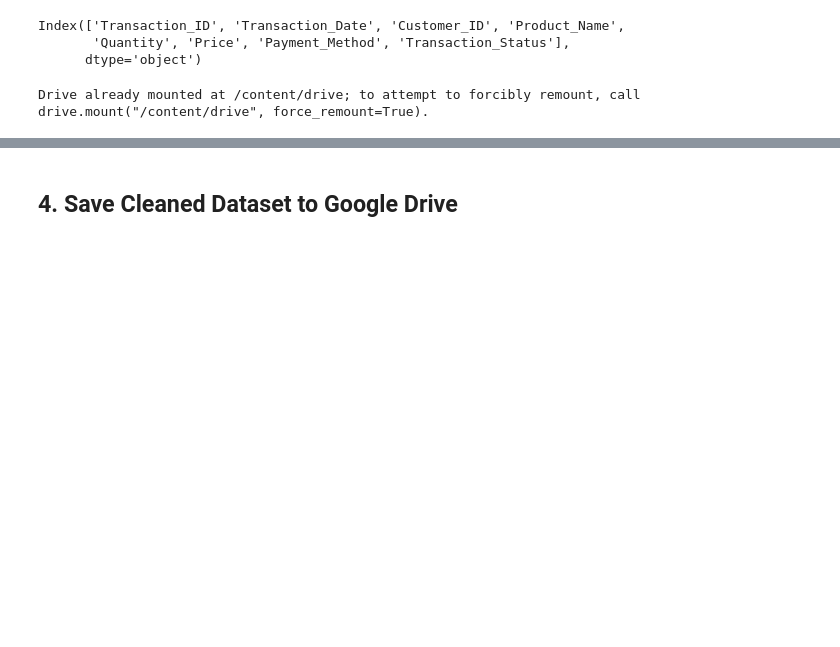
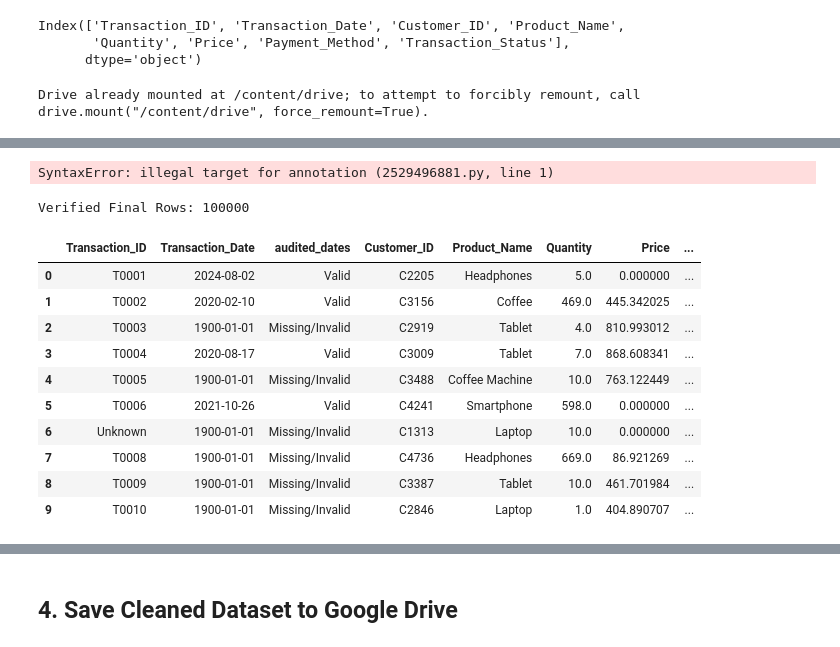
Before and after one commit to Datadog-995/Cleaned-Butcher-Sales-Portfolio, a Jupyter notebook: 7_financial_transactions_final_cleanedi_pynb.ipynb, the cells around one changed output, grey strips where cells are left out. Drawn from its saved outputs; the diff is of its cells as text; code cells hidden in the pictures; blank space fills up the shorter version.

```diff
--- a/7_financial_transactions_final_cleanedi_pynb.ipynb
+++ b/7_financial_transactions_final_cleanedi_pynb.ipynb
@@ -238,0 +469,78 @@ df.to_csv("7-financial_Transactions_FULL_100k.csv", index=False)
+# %%
+'Cof': 'Coffee Machine'
+# %% [output]
+SyntaxError: illegal target for annotation (2529496881.py, line 1)
+# %%
+# 1. Reload raw data
+df_full = pd.read_csv("7-dirty_financial_transactions.csv")
+
+# 2. Audit raw Price column BEFORE filling NaNs
+# Check for truly empty cells vs actual numbers less than 0
+df_full['audited_prices'] = 'Valid'
+df_full.loc[df_full['Price'].isna(), 'audited_prices'] = 'Missing/Invalid'
+
+raw_price_numeric = pd.to_numeric(df_full['Price'], errors='coerce')
+df_full.loc[raw_price_numeric < 0, 'audited_prices'] = 'Negative'
+df_full.loc[raw_price_numeric.isna() & df_full['Price'].notna(), 'audited_prices'] = 'Missing/Invalid'
+
+# 3. Clean Standard Columns
+df_full['Transaction_ID'] = df_full['Transaction_ID'].fillna('Unknown')
+df_full['Customer_ID'] = df_full['Customer_ID'].fillna('Unknown')
+
+# Handle Dates and immediately flag them accurately
+raw_date_coerced = pd.to_datetime(df_full['Transaction_Date'], errors='coerce')
+df_full['audited_dates'] = 'Valid'
+df_full.loc[raw_date_coerced.isna(), 'audited_dates'] = 'Missing/Invalid'
+df_full['Transaction_Date'] = raw_date_coerced.fillna(pd.Timestamp('1900-01-01'))
+
+# Clean Math Fields
+df_full['Quantity'] = pd.to_numeric(df_full['Quantity'], errors='coerce').fillna(0).abs()
+df_full['Price'] = raw_price_numeric.fillna(0).abs()
+
+# 4. Corrected Product Mapping (Separating Coffee from Coffee Machine)
+product_mapping = {
+    'Cof': 'Coffee',
+    'Coffe': 'Coffee',
+    'Coffee M': 'Coffee Machine',
+    'Coffee Ma': 'Coffee Machine',
+    'Smar': 'Smartphone', 'Smartp': 'Smartphone', 'Smartpho': 'Smartphone',
+    'Hea': 'Headphones', 'Headp': 'Headphones', 'Headpho': 'Headphones',
+    'Tab': 'Tablet', 'Tabl': 'Tablet', 'Table': 'Tablet', 'T': 'Tablet',
+    'Lap': 'Laptop', 'Lapt': 'Laptop', 'Lapto': 'Laptop'
+}
+df_full['Product_Name'] = df_full['Product_Name'].replace(product_mapping)
+
+# Standardize Strings
+df_full['Payment_Method'] = df_full['Payment_Method'].astype(str).str.replace(' ', '').str.lower()
+df_full['Transaction_Status'] = df_full['Transaction_Status'].astype(str).str.strip().str.capitalize().replace({'Complete': 'Completed'})
+
+# 5. Perfect Alignment Reordering
+columns = list(df_full.columns)
+# Position Date Audit
+columns.remove('audited_dates')
+columns.insert(columns.index('Transaction_Date') + 1, 'audited_dates')
+# Position Price Audit
+columns.remove('audited_prices')
+columns.insert(columns.index('Price') + 1, 'audited_prices')
+
+df_full = df_full[columns]
+
+# 6. Save final production copies
+df_full.to_csv("7-financial_Transactions_Final_Clean.csv", index=False)
+df_full.to_csv("/content/drive/My Drive/7-financial_Transactions_Final_Clean.csv", index=False)
+
+print(f"Verified Final Rows: {df_full.shape[0]}")
+df_full.head(10)
+# %% [output]
+Verified Final Rows: 100000
+|  | Transaction_ID | Transaction_Date | audited_dates | Customer_ID | Product_Name | Quantity | Price | ... |
+| 0 | T0001 | 2024-08-02 | Valid | C2205 | Headphones | 5.0 | 0.000000 | ... |
+| 1 | T0002 | 2020-02-10 | Valid | C3156 | Coffee | 469.0 | 445.342025 | ... |
+| 2 | T0003 | 1900-01-01 | Missing/Invalid | C2919 | Tablet | 4.0 | 810.993012 | ... |
+| 3 | T0004 | 2020-08-17 | Valid | C3009 | Tablet | 7.0 | 868.608341 | ... |
+| 4 | T0005 | 1900-01-01 | Missing/Invalid | C3488 | Coffee Machine | 10.0 | 763.122449 | ... |
+| 5 | T0006 | 2021-10-26 | Valid | C4241 | Smartphone | 598.0 | 0.000000 | ... |
+| 6 | Unknown | 1900-01-01 | Missing/Invalid | C1313 | Laptop | 10.0 | 0.000000 | ... |
+| 7 | T0008 | 1900-01-01 | Missing/Invalid | C4736 | Headphones | 669.0 | 86.921269 | ... |
+| 8 | T0009 | 1900-01-01 | Missing/Invalid | C3387 | Tablet | 10.0 | 461.701984 | ... |
+| 9 | T0010 | 1900-01-01 | Missing/Invalid | C2846 | Laptop | 1.0 | 404.890707 | ... |
```
Also changed, not shown: parts of 12 cells of this notebook.
